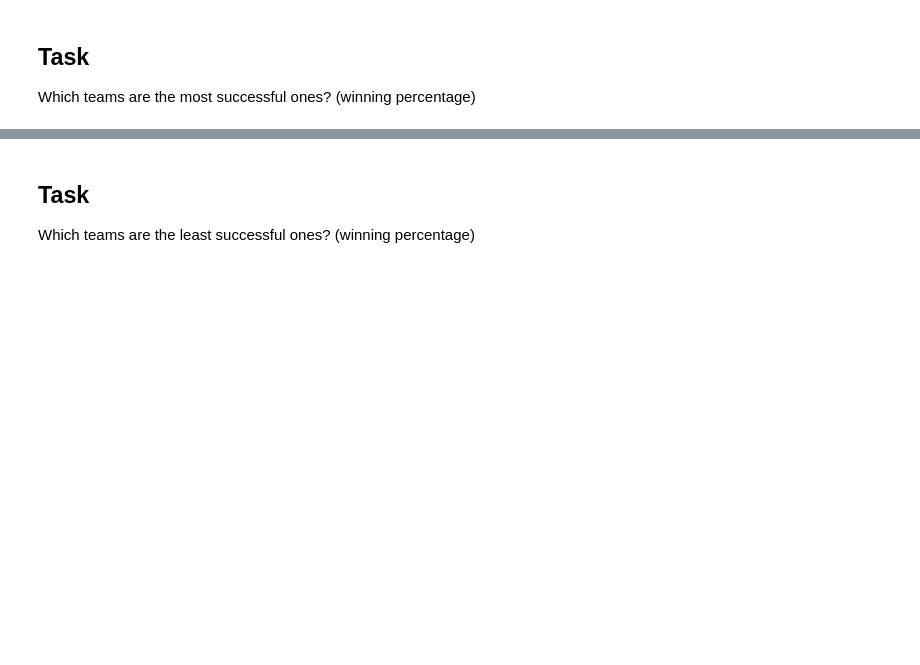
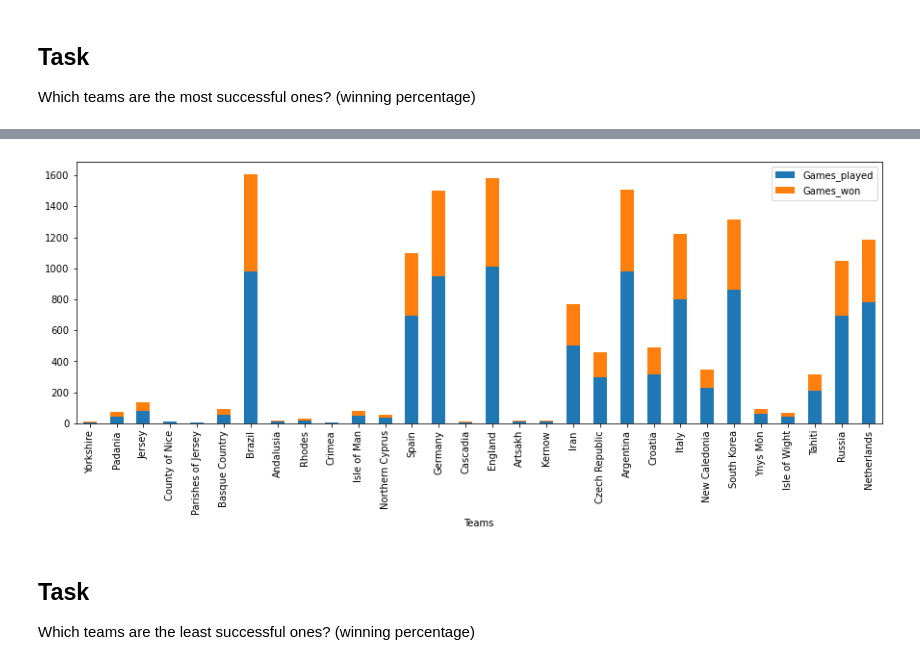
Before and after one commit to TasneemYou/dataviz_exercises, a Jupyter notebook: dataviz_challenge.ipynb, the cells around one changed output, grey strips where cells are left out. Cells and saved outputs as stored; diff of their text form; code cells hidden in the pictures; blank space fills up the shorter version.

Commit message:
Winning and losing teams

```diff
--- a/dataviz_challenge.ipynb
+++ b/dataviz_challenge.ipynb
@@ -217,0 +264,4 @@ Which teams are the most successful ones? (winning percentage)
+# %%
+df_9=df_9.sort_values(by='win_perc',ascending=False).head(30)
+# %%
+df_9=df_9.reset_index()
@@ -218,3 +277,12 @@ Which teams are the most successful ones? (winning percentage)
+# %%
+df_9.drop(columns=['away_team','city','country','date','home_score','home_team','neutral','tournament','winner','win_perc'],inplace=True)
+# %%
+df_9.rename(columns={'index':'Teams','away_score':'Games_played','win_count':'Games_won'},inplace=True)
+# %%
+f=df_9.plot(x='Teams',kind='bar',stacked=True)
+f.figure.set_size_inches(15, 5)
+# %% [output]
+[figure, added]
 # %% [markdown]
 ## Task
 Which teams are the least successful ones? (winning percentage)
```
Also changed, not shown: parts of 16 cells of this notebook.
